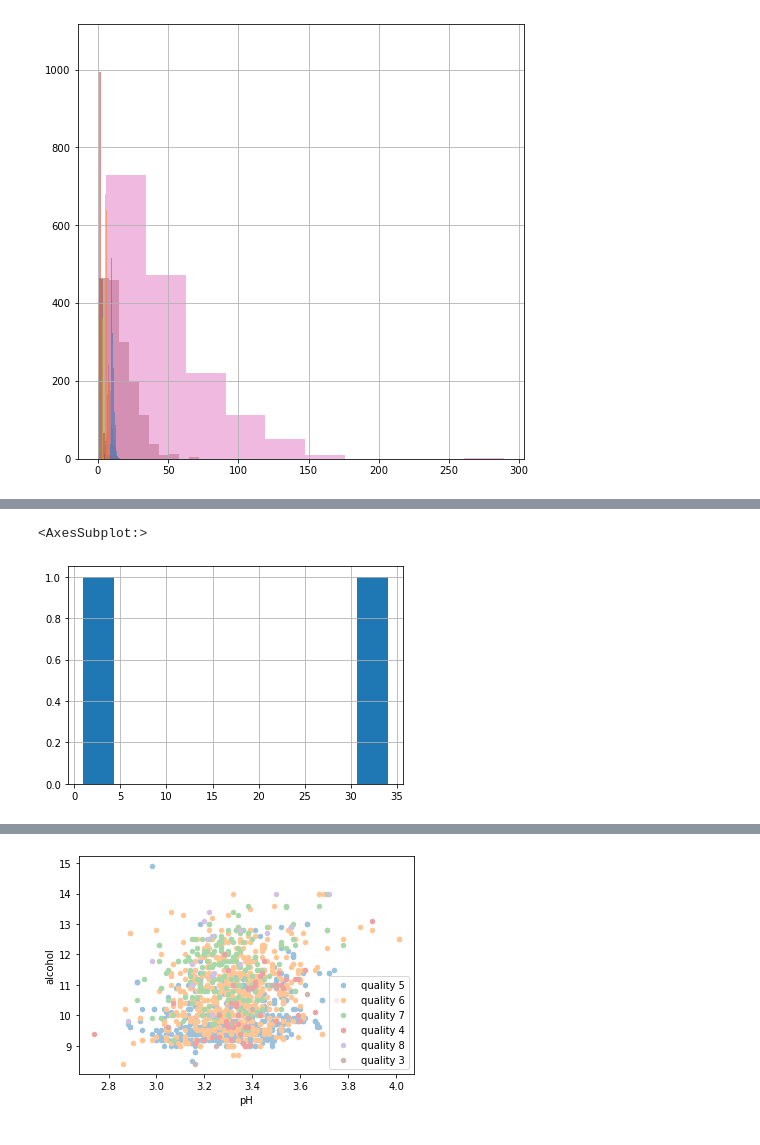
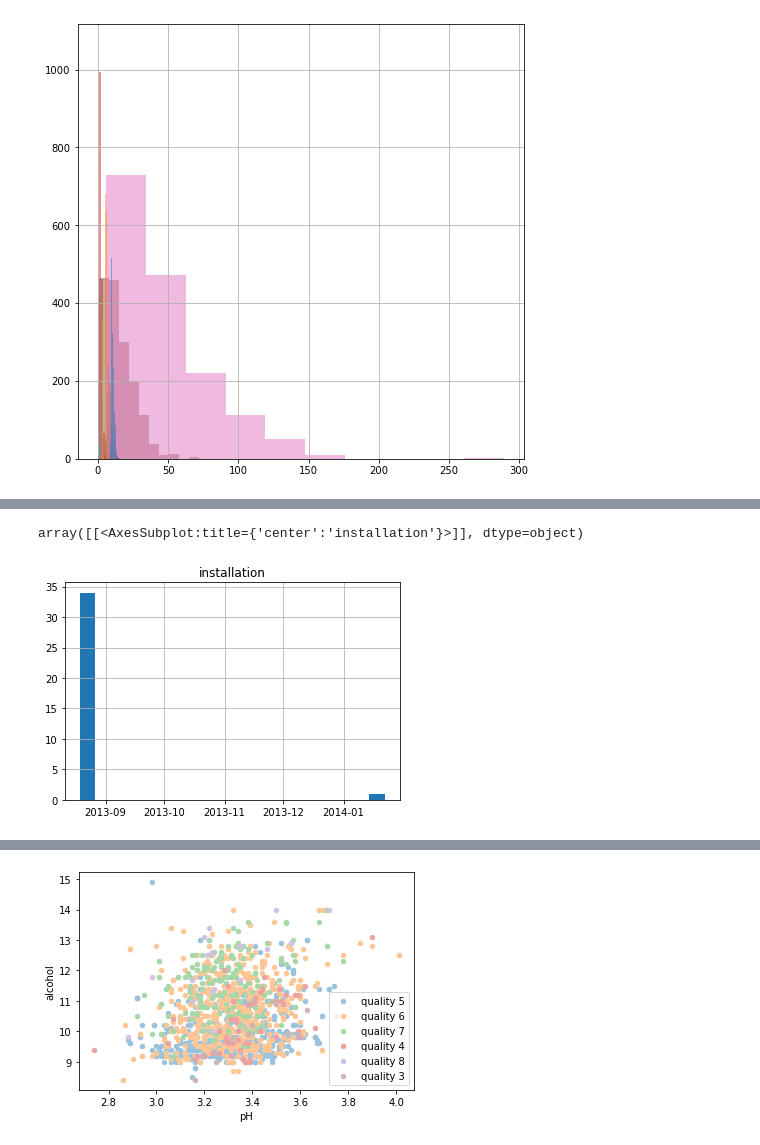
Before and after one commit to jeramirez94/Capacitacion-DataTranslator, a Jupyter notebook: Actividad 2.2.ipynb, the cells around one changed output, grey strips where cells are left out. Drawn from its saved outputs; the diff is of its cells as text; code cells hidden in the pictures.

```diff
--- a/Actividad 2.2.ipynb
+++ b/Actividad 2.2.ipynb
@@ -983,12 +988,12 @@ Elaborar un histograma con las fechas de construcción de las estaciones de san
 # %%
 # Código
 df = pd.read_csv('./Actividad_2_2_Assets/201402_station_data_v2.csv', delimiter=',')
-df["yyyymm"] = pd.to_datetime(df['installation']).dt.to_period('M')
 mask = (df['landmark'] == "San Francisco")
-df[mask].groupby('yyyymm').name.count().hist()
+df["installation"] = pd.to_datetime(df['installation'])
+df[mask].hist(column="installation",bins=20)
 # %% [output]
-<AxesSubplot:>
+array([[<AxesSubplot:title={'center':'installation'}>]], dtype=object)
-[figure, old version]
+[figure, new version]
 # %% [markdown]
 ### Actividad
 Elabprar un gráfico de puntos `pH vs alcohol` diferenciando todas las categorías de niveles de `quality` con diferentes colores como se muestra en la imagen:
```
Also changed, not shown: parts of 2 cells of this notebook.
